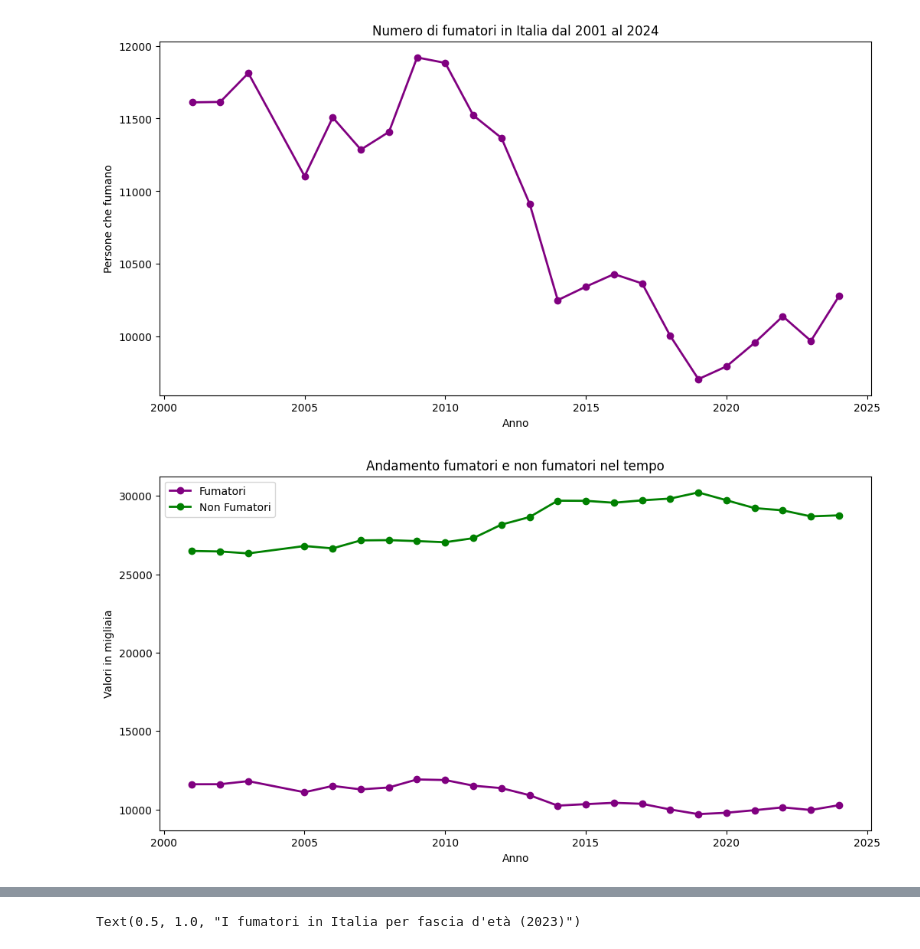
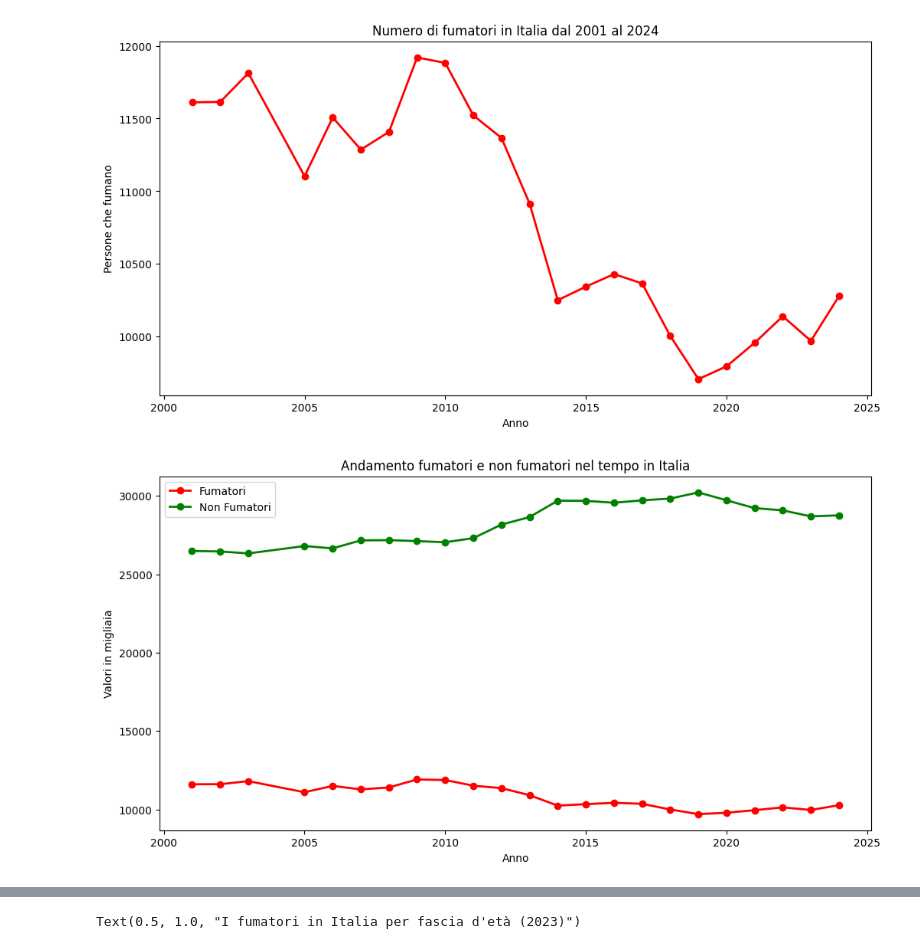
Before and after one commit to FilippoCarini/VisualizzazioneScientifica, a Jupyter notebook: provaSnippet.ipynb, the cells around one changed output, grey strips where cells are left out. Saved outputs shown, nothing was run; the diff lists cells and outputs as text; code cells hidden in the pictures.

```diff
--- a/provaSnippet.ipynb
+++ b/provaSnippet.ipynb
@@ -6,25 +7,25 @@ import numpy as np
 # %%
 df = pd.read_csv('dati\\Abitudine al fumo.csv')
 plt.figure(figsize=(12, 6))
 df.sort_values(by="TIME_PERIOD", inplace=True)
 
 fumatori = df[(df["Indicatore"] == "Persone di 14 anni e più per abitudine al fumo: fumatori") &
               (df["MEASURE"] == "THV")]
 
 plt.plot(
     fumatori["TIME_PERIOD"],
     fumatori["Osservazione"],
     marker="o",
-    color="purple",
+    color="red",
     linewidth=2.0
 )
 
 plt.xlabel("Anno")
 plt.ylabel("Persone che fumano")
 plt.title("Numero di fumatori in Italia dal 2001 al 2024")
 plt.show()
 # %% [output]
-[figure, old version]
+[figure, new version]
 # %%
 df = pd.read_csv('dati\\Abitudine al fumo.csv')
 plt.figure(figsize=(12, 6))
@@ -39,7 +40,7 @@ plt.plot(
     fumatori["TIME_PERIOD"],
     fumatori["Osservazione"],
     marker="o",
-    color="purple",
+    color="red",
     linewidth=2.0
 )
 plt.plot(
@@ -52,8 +53,8 @@ plt.plot(
 
 plt.xlabel("Anno")
 plt.ylabel("Valori in migliaia")
-plt.title("Andamento fumatori e non fumatori nel tempo")
+plt.title("Andamento fumatori e non fumatori nel tempo in Italia")
 plt.legend(["Fumatori", "Non Fumatori"])
 plt.show()
 # %% [output]
-[figure, old version]
+[figure, new version]
```
Also changed, not shown: parts of 6 cells of this notebook, 8 other files.
